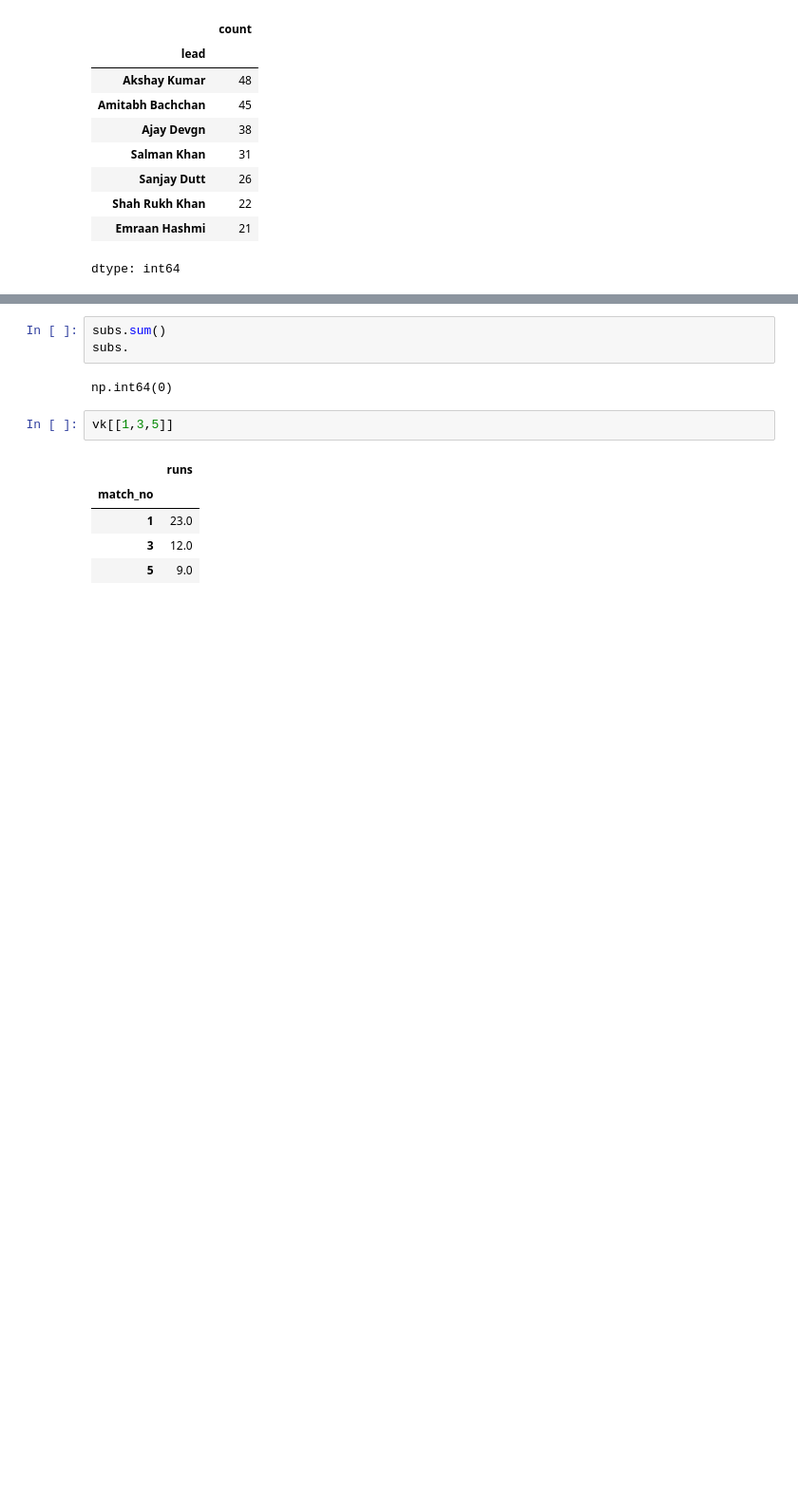
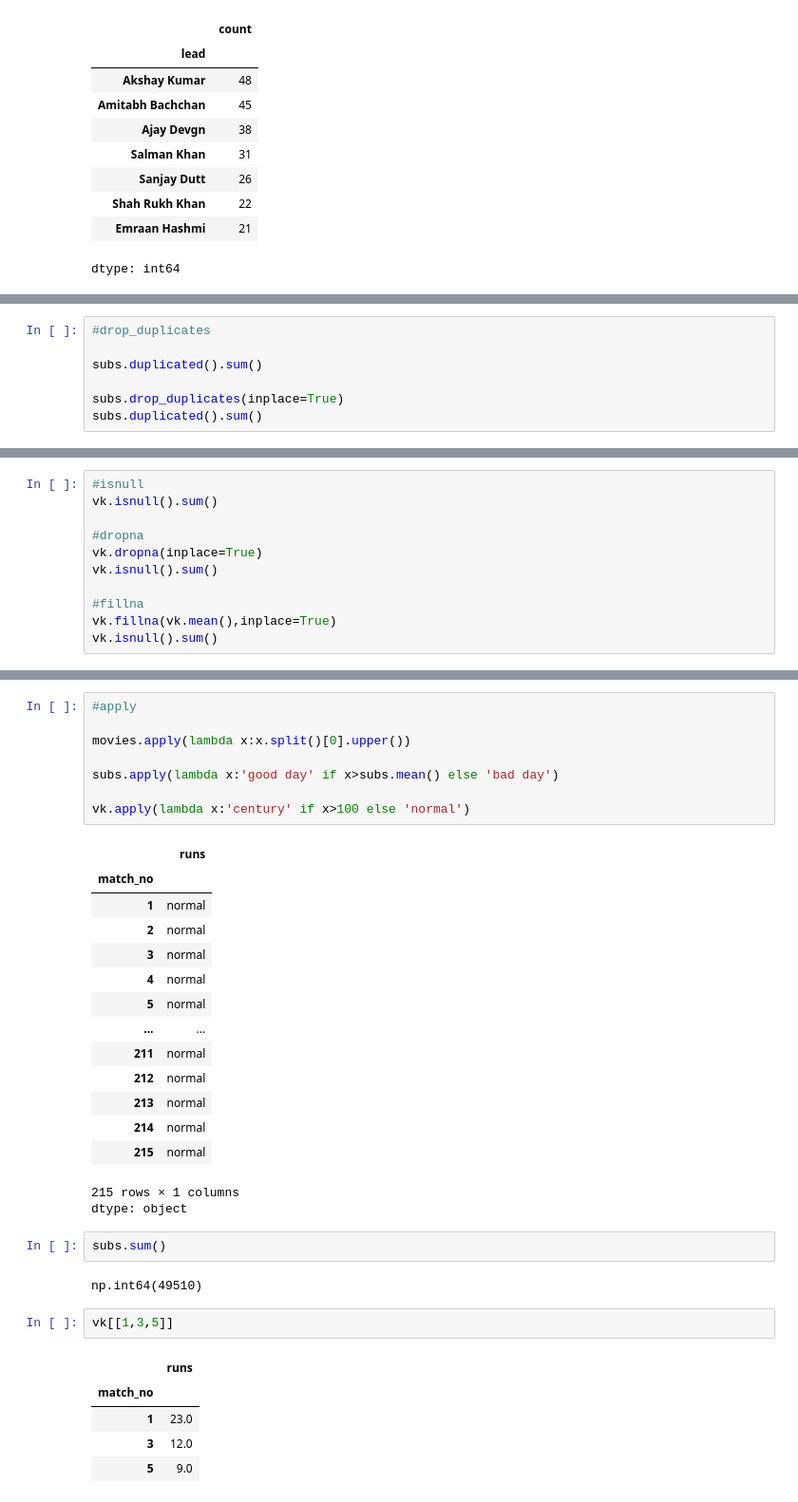
Before and after one commit to boradenihal15-beep/Python-libraries, a Jupyter notebook: Pandas/Series.ipynb, the cells around one changed output, grey strips where cells are left out. Shown at 95% size. Cells and saved outputs as stored; diff of their text form; blank space fills up the shorter version.

```diff
--- a/Pandas/Series.ipynb
+++ b/Pandas/Series.ipynb
@@ -372,0 +415,7 @@ movies.value_counts().head(5).plot(kind='pie')
+# %%
+#drop_duplicates
+
+subs.duplicated().sum()
+
+subs.drop_duplicates(inplace=True)
+subs.duplicated().sum()
@@ -372,0 +424,11 @@ movies.value_counts().head(5).plot(kind='pie')
+# %%
+#isnull
+vk.isnull().sum()
+
+#dropna
+vk.dropna(inplace=True)
+vk.isnull().sum()
+
+#fillna
+vk.fillna(vk.mean(),inplace=True)
+vk.isnull().sum()
@@ -373,8 +451,31 @@ movies.value_counts().head(5).plot(kind='pie')
+# %%
+#apply
+
+movies.apply(lambda x:x.split()[0].upper())
+
+subs.apply(lambda x:'good day' if x>subs.mean() else 'bad day')
+
+vk.apply(lambda x:'century' if x>100 else 'normal')
+# %% [output]
+|  | runs |
+| match_no |  |
+| 1 | normal |
+| 2 | normal |
+| 3 | normal |
+| 4 | normal |
+| 5 | normal |
+| ... | ... |
+| 211 | normal |
+| 212 | normal |
+| 213 | normal |
+| 214 | normal |
+| 215 | normal |
+215 rows × 1 columns
+dtype: object
 # %%
 subs.sum()
-subs.
 # %% [output]
-np.int64(0)
+np.int64(49510)
 # %%
 vk[[1,3,5]]
 # %% [output]
```
Also changed, not shown: parts of 12 cells of this notebook.
